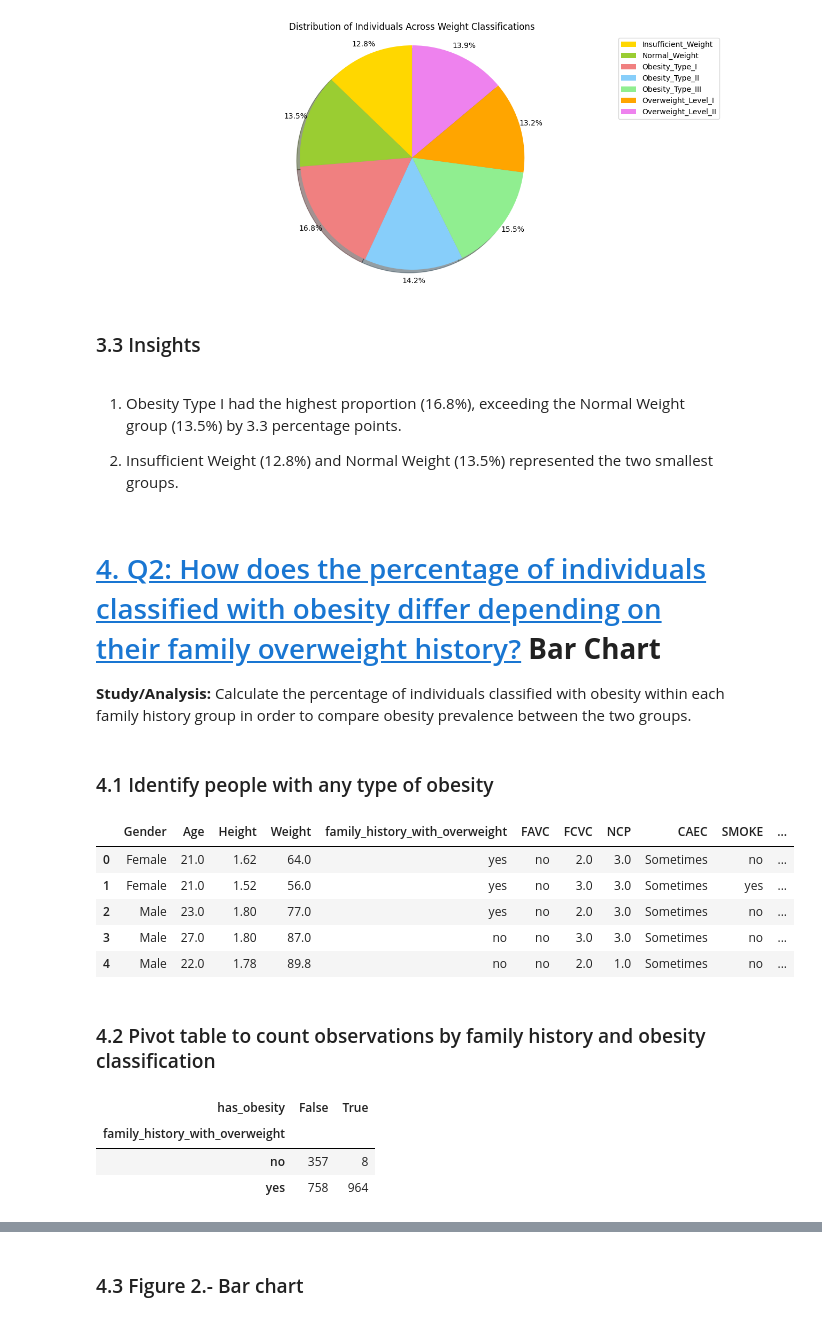
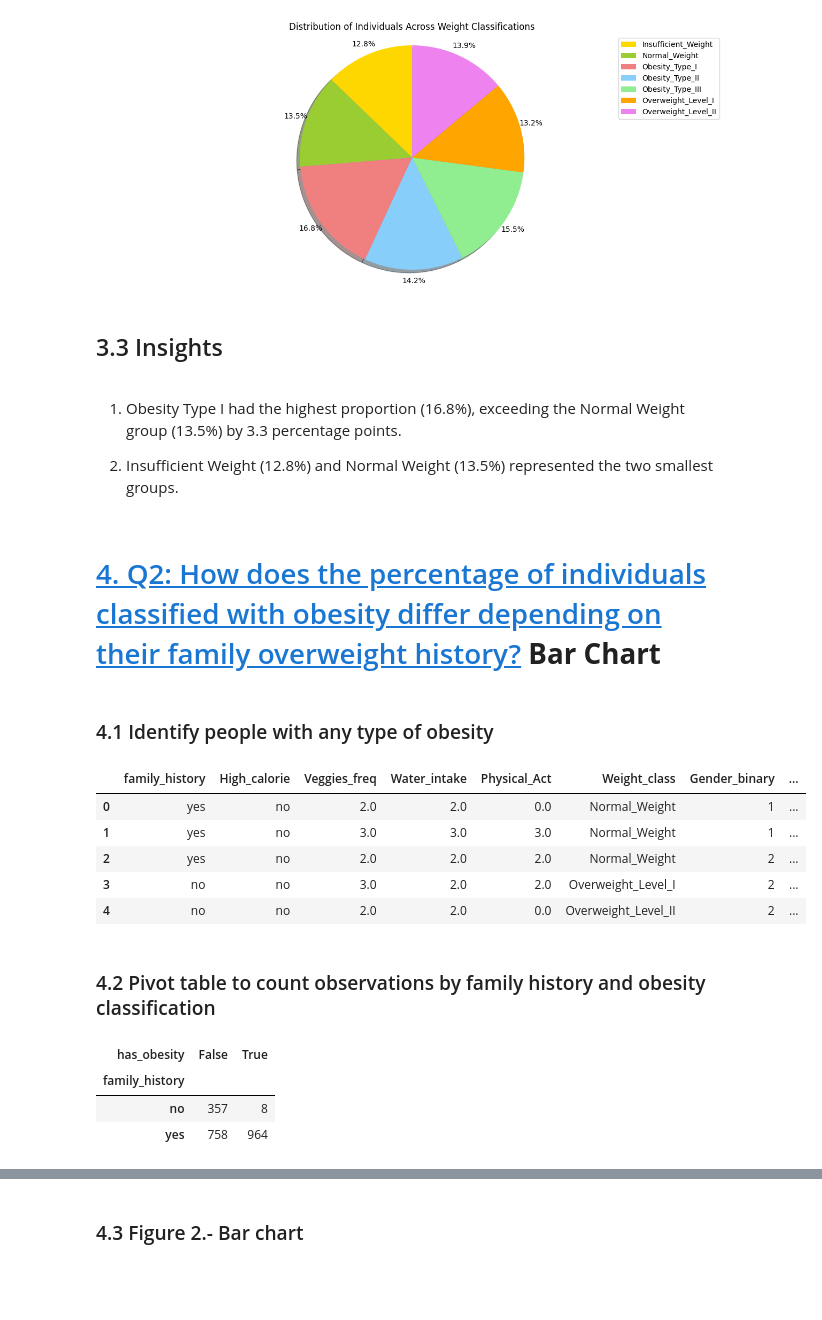
Before and after one commit to LeylahfrA01178568/2039_data_visualization, a Jupyter notebook: A6_intermediate_presentation.ipynb, the cells around one changed output, grey strips where cells are left out. Drawn from its saved outputs; the diff is of its cells as text; code cells hidden in the pictures; blank space fills up the shorter version.

```diff
--- a/A6_intermediate_presentation.ipynb
+++ b/A6_intermediate_presentation.ipynb
@@ -204,8 +213,8 @@ In this section I'll and keep only the variables that interest me, given my rese
 
 interest_variables = [
     'family_history_with_overweight',
-    'FAVC', 'FCVC', 'NCP', 'CH2O',
-    'FAF', 'MTRANS', 'NObeyesdad'
+    'FAVC', 'FCVC', 'CH2O',
+    'FAF','NObeyesdad', 'Gender'
 ]
 
 # update data set with variables of interest
@@ -216,7 +225,6 @@ ndf.rename(columns={
     'family_history_with_overweight': 'family_history',
     'FAVC': 'High_calorie',
     'FCVC': 'Veggies_freq',
-    'NCP': 'Daily_meals',
     'CH2O': 'Water_intake',
     'FAF': 'Physical_Act',
     'NObeyesdad': 'Weight_class'
@@ -232,0 +241,9 @@ ndf.head()
+# %%
+# Encode Gender as a binary numerical variable
+
+ndf['Gender_binary'] = ndf['Gender'].map({
+    'Female': 1,
+    'Male': 2
+})
+
+ndf[['Gender', 'Gender_binary']].head()
@@ -249,0 +288,6 @@ for col in ndf.columns:
+# %%
+# Remove original Gender variable
+ndf.drop(columns=['Gender'], inplace=True)
+
+# Verify the remaining columns
+ndf.head()
@@ -355,41 +461,36 @@ plt.show()
 # %% [output]
 [figure]
 # %% [markdown]
-### 3.3 Insights
+## 3.3 Insights
 # %% [markdown]
 1. Obesity Type I had the highest proportion (16.8%), exceeding the Normal Weight group (13.5%) by 3.3 percentage points.
 
 2. Insufficient Weight (12.8%) and Normal Weight (13.5%) represented the two smallest groups.
 # %% [markdown]
 # [4. Q2: How does the percentage of individuals classified with obesity differ depending on their family overweight history?](#scrollTo=u9q-QGBEvqn_&line=10&uniqifier=1) **Bar Chart**
-
-
-**Study/Analysis:** Calculate the percentage of individuals classified with obesity within each family history group in order to compare obesity prevalence between the two groups.
 # %% [markdown]
 ### 4.1 Identify people with any type of obesity
 # %%
-ndf['has_obesity'] = ndf['NObeyesdad'].isin([
+ndf['has_obesity'] = ndf['Weight_class'].isin([
     'Obesity_Type_I',
     'Obesity_Type_II',
     'Obesity_Type_III'
 ])
 
 ndf.head()
 # %% [output]
-|  | Gender | Age | Height | Weight | family_history_with_overweight | FAVC | FCVC | NCP | CAEC | SMOKE | ... |
-| 0 | Female | 21.0 | 1.62 | 64.0 | yes | no | 2.0 | 3.0 | Sometimes | no | ... |
-| 1 | Female | 21.0 | 1.52 | 56.0 | yes | no | 3.0 | 3.0 | Sometimes | yes | ... |
-| 2 | Male | 23.0 | 1.80 | 77.0 | yes | no | 2.0 | 3.0 | Sometimes | no | ... |
-| 3 | Male | 27.0 | 1.80 | 87.0 | no | no | 3.0 | 3.0 | Sometimes | no | ... |
-| 4 | Male | 22.0 | 1.78 | 89.8 | no | no | 2.0 | 1.0 | Sometimes | no | ... |
+|  | family_history | High_calorie | Veggies_freq | Water_intake | Physical_Act | Weight_class | Gender_binary | ... |
+| 0 | yes | no | 2.0 | 2.0 | 0.0 | Normal_Weight | 1 | ... |
+| 1 | yes | no | 3.0 | 3.0 | 3.0 | Normal_Weight | 1 | ... |
+| 2 | yes | no | 2.0 | 2.0 | 2.0 | Normal_Weight | 2 | ... |
+| 3 | no | no | 3.0 | 2.0 | 2.0 | Overweight_Level_I | 2 | ... |
+| 4 | no | no | 2.0 | 2.0 | 0.0 | Overweight_Level_II | 2 | ... |
 # %% [markdown]
 ### 4.2 Pivot table to count observations by family history and obesity classification
 # %%
-
-
 family_gp_count = pd.pivot_table(
     ndf,
-    index='family_history_with_overweight',
+    index='family_history',
     columns='has_obesity',
     aggfunc='size',
     fill_value=0
@@ -398,7 +499,7 @@ family_gp_count = pd.pivot_table(
 family_gp_count
 # %% [output]
 | has_obesity | False | True |
-| family_history_with_overweight |  |  |
+| family_history |  |  |
 | no | 357 | 8 |
 | yes | 758 | 964 |
 # %%
```
Also changed, not shown: parts of 64 cells of this notebook.
